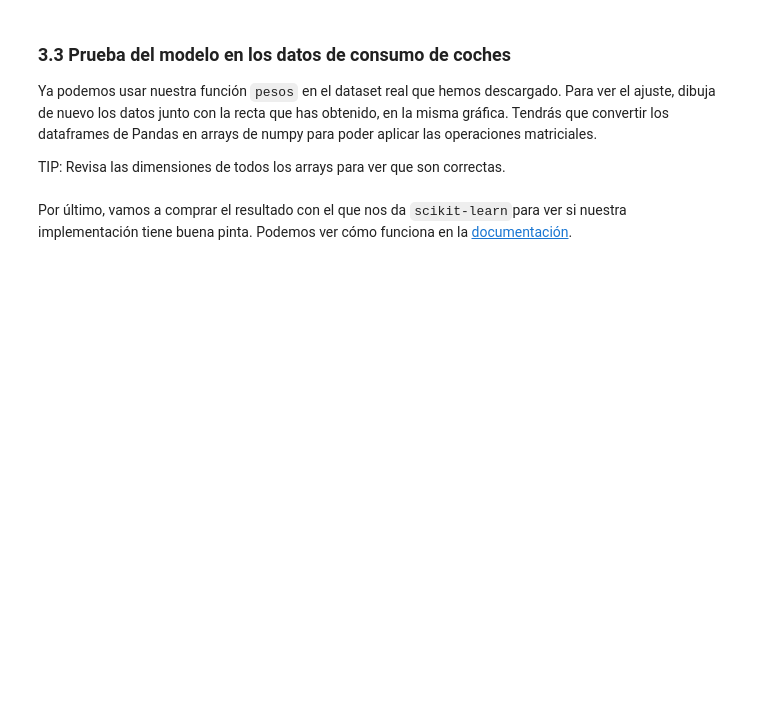
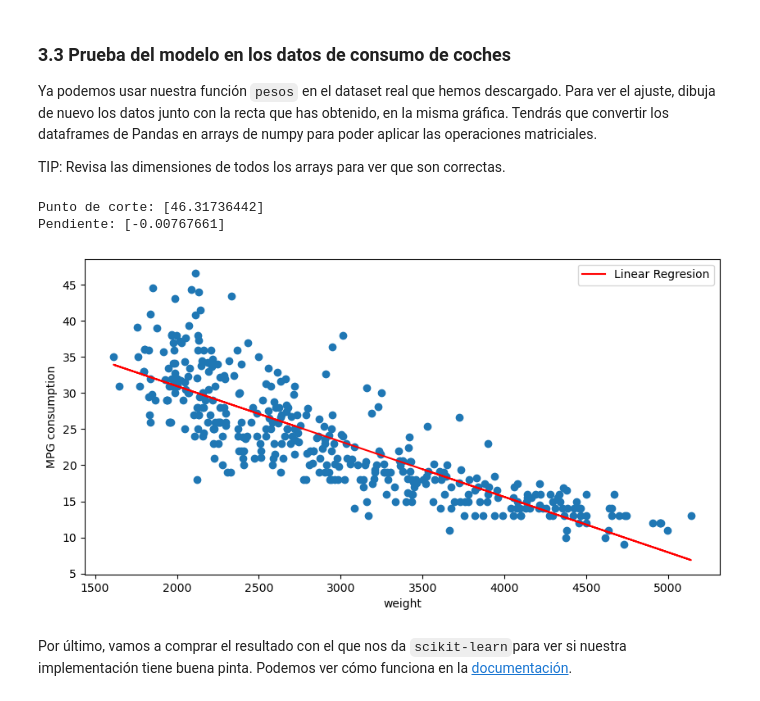
Before and after one commit to avalosjuancarlos/KeepCoding-IA-I-Algebra-Calculo-y-Geometria-Practice, a Jupyter notebook: ALG-PRACTICA_propuesta.ipynb, the cells around one changed output. Saved outputs shown, nothing was run; the diff lists cells and outputs as text; code cells hidden in the pictures; blank space fills up the shorter version.

```diff
--- a/ALG-PRACTICA_propuesta.ipynb
+++ b/ALG-PRACTICA_propuesta.ipynb
@@ -345,11 +394,23 @@ def pesos_ols(X, y):
     # Implementa la fórmula matricial
 
     # TODO 1 Comprueba que las dimensiones son adecuadas y corrige si no es así
+    X_dim = X.shape[0]
+    y_dim = y.shape[0]
+
+    X_copy = X
+
+    if X_dim != y_dim:
+        X_copy = X.T
+        X_dim = X_copy.shape[0]
+
+        if X_dim != y_dim:
+            return
 
     # TODO 2 Prepara la matriz X para que tenga la forma adecuada para aplicar la fórmula
-
+    X_b = np.c_[np.ones((X_dim, 1)), X_copy]
 
     # TODO 3 Calcula los pesos
+    w = np.linalg.inv(X_b.T.dot(X_b)).dot(X_b.T).dot(y)
 
     return w
 # %%
@@ -364,7 +427,39 @@ Ya podemos usar nuestra función `pesos` en el dataset real que hemos descargado
 
 TIP: Revisa las dimensiones de todos los arrays para ver que son correctas.
 # %%
-# TODO Aplica el modelo y dibuja la recta junto con los datos
+#Aplica el modelo y dibuja la recta junto con los datos
+
+# Le pasamos los datos en el formato correcto
+X = auto_mpg.data.features
+y = auto_mpg.data.targets
+
+nombre_columna = 'weight'
+
+X_ls = np.array(X[nombre_columna])
+y_ls = np.array(y)
+
+ls = pesos_ols(X_ls, y_ls)
+w0, w1 = ls
+print("Punto de corte:", w0)
+print("Pendiente:", w1)
+
+plt.figure(figsize=(10,5))
+plt.scatter(X_ls, y)
+plt.xlabel(nombre_columna)
+ylabel = y.columns.values[0]
+if ylabel.lower() == 'mpg':
+    plt.ylabel('MPG consumption')
+else:
+    plt.ylabel(y.columns.values[0])
+
+plt.plot(X_ls, w0 + w1* X_ls, 'r', label='Linear Regresion')
+plt.legend()
+
+plt.show()
+# %% [output]
+Punto de corte: [46.31736442]
+Pendiente: [-0.00767661]
+[figure, added]
 # %% [markdown]
 Por último, vamos a comprar el resultado con el que nos da `scikit-learn`para ver si nuestra implementación tiene buena pinta. Podemos ver cómo funciona en la [documentación](https://scikit-learn.org/stable/modules/generated/sklearn.linear_model.LinearRegression.html).
 # %%
```
Also changed, not shown: parts of 13 cells of this notebook.
